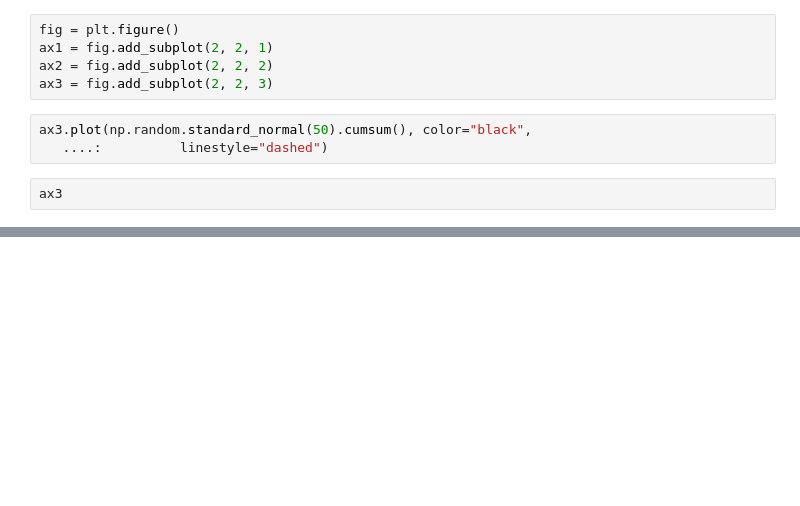
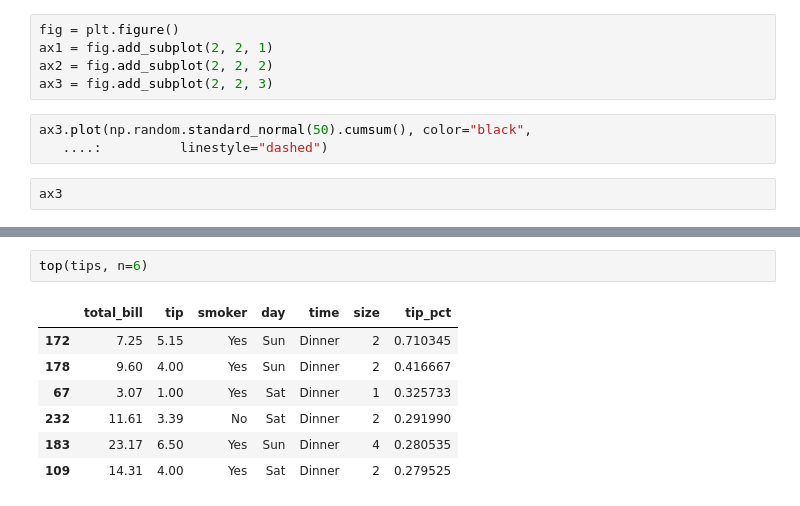
Before and after one commit to danduardo/pydata-book, a Jupyter notebook: Wes_Mc.ipynb, the cells around one changed output, grey strips where cells are left out. Cells and saved outputs as stored; diff of their text form; blank space fills up the shorter version.

```diff
--- a/Wes_Mc.ipynb
+++ b/Wes_Mc.ipynb
@@ -541,0 +291,10 @@ hier_df.groupby(level="cty", axis="columns").count()
+# %%
+top(tips, n=6)
+# %% [output]
+|  | total_bill | tip | smoker | day | time | size | tip_pct |
+| 172 | 7.25 | 5.15 | Yes | Sun | Dinner | 2 | 0.710345 |
+| 178 | 9.60 | 4.00 | Yes | Sun | Dinner | 2 | 0.416667 |
+| 67 | 3.07 | 1.00 | Yes | Sat | Dinner | 1 | 0.325733 |
+| 232 | 11.61 | 3.39 | No | Sat | Dinner | 2 | 0.291990 |
+| 183 | 23.17 | 6.50 | Yes | Sun | Dinner | 4 | 0.280535 |
+| 109 | 14.31 | 4.00 | Yes | Sat | Dinner | 2 | 0.279525 |
```
Also changed, not shown: parts of 123 cells of this notebook.
